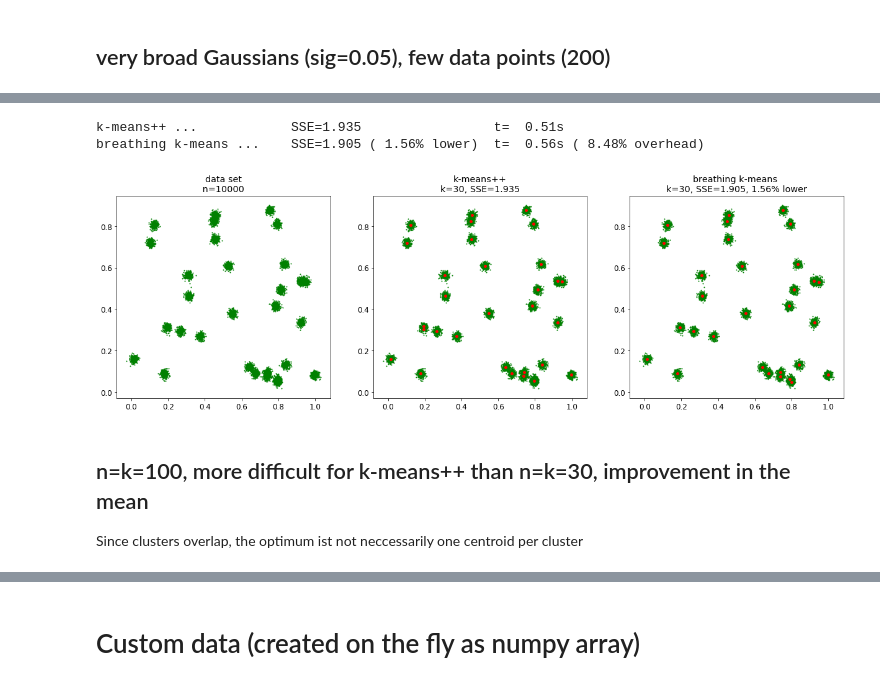
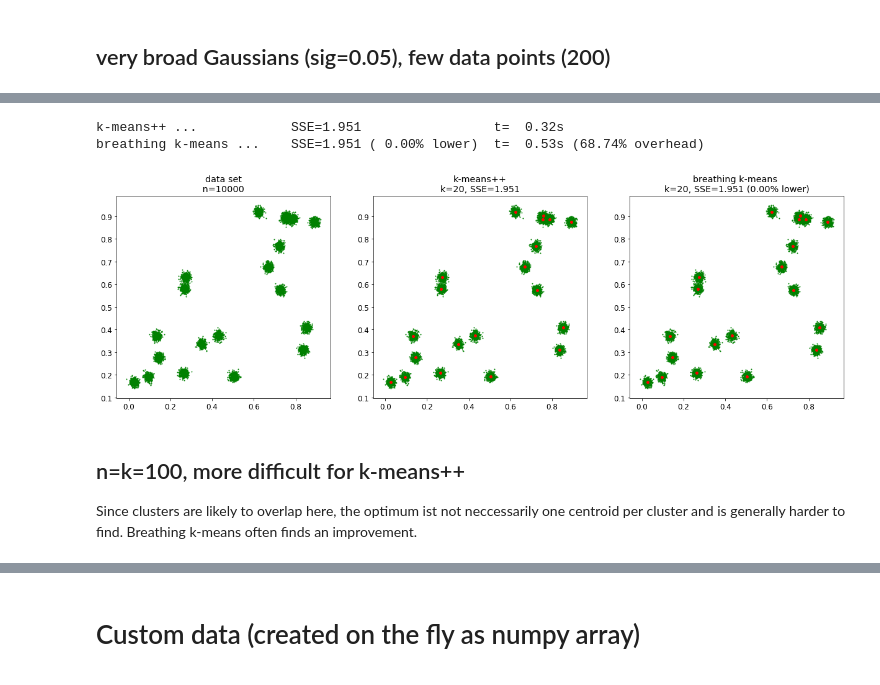
Before and after one commit to gittar/breathing-k-means, a Jupyter notebook: notebooks/bkm.ipynb, the cells around one changed output, grey strips where cells are left out. Saved outputs shown, nothing was run; the diff lists cells and outputs as text; code cells hidden in the pictures.

```diff
--- a/notebooks/bkm.ipynb
+++ b/notebooks/bkm.ipynb
@@ -178,12 +180,12 @@ breathing k-means ...    SSE=0.443 ( 5.64% lower)  t=  0.04s (-55.48% overhead)
 # %%
-run_on_gaussian_mixture(g=30,k=30,sig=0.01,n=10000)
+run_on_gaussian_mixture(g=20,k=20,sig=0.01,n=10000)
 # %% [output]
-k-means++ ...            SSE=1.935                 t=  0.51s
-breathing k-means ...    SSE=1.905 ( 1.56% lower)  t=  0.56s ( 8.48% overhead)
+k-means++ ...            SSE=1.951                 t=  0.32s
+breathing k-means ...    SSE=1.951 ( 0.00% lower)  t=  0.53s (68.74% overhead)
-[figure, old version]
+[figure, new version]
 # %% [markdown]
-## n=k=100, more difficult for k-means++ than n=k=30, improvement in the mean
-Since clusters overlap, the optimum ist not neccessarily one centroid per cluster
+## n=k=100, more difficult for k-means++
+Since clusters are likely to overlap here, the optimum ist not neccessarily one centroid per cluster and is generally harder to find. Breathing k-means often finds an improvement.
 # %%
 run_on_gaussian_mixture(g=100, k=100, sig=0.01,n=10000)
 # %% [output]
```
Also changed, not shown: parts of 24 cells of this notebook, 1 other file.
